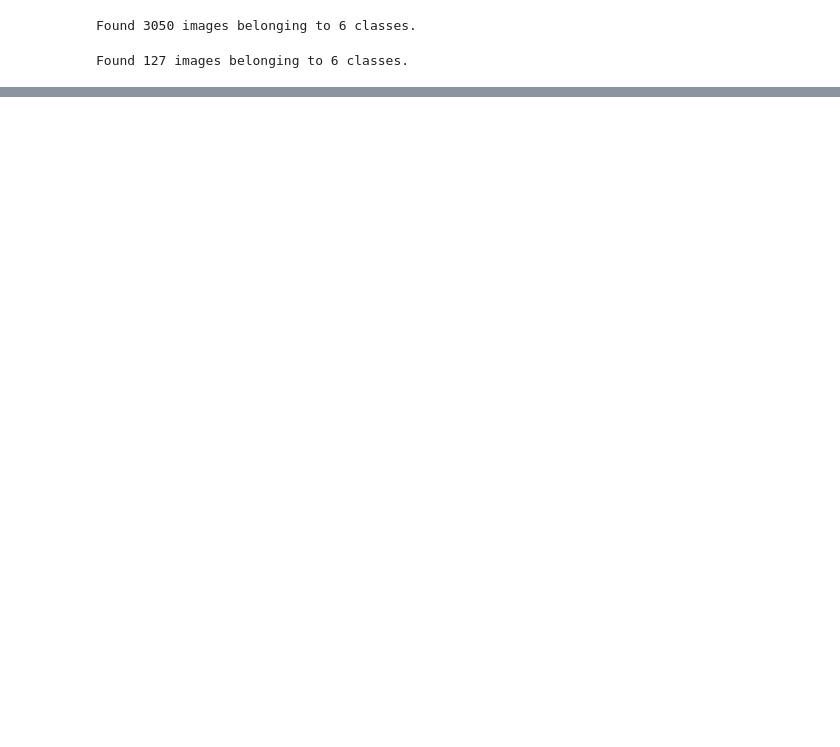
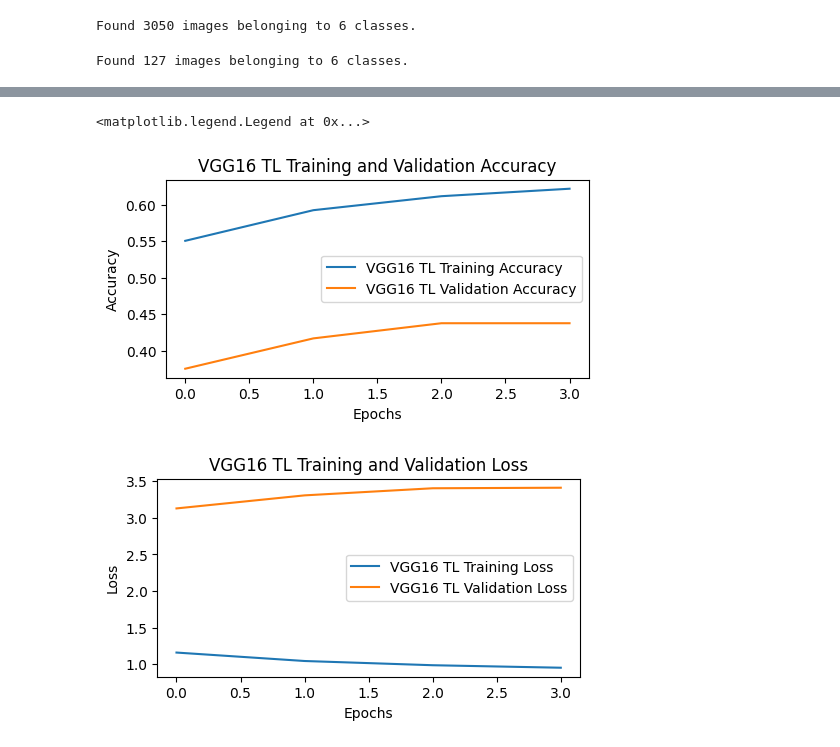
Before and after one commit to Guhan2348519/lab-task, a Jupyter notebook: Research.ipynb, the cells around one changed output, grey strips where cells are left out. Saved outputs shown, nothing was run; the diff lists cells and outputs as text; code cells hidden in the pictures; blank space fills up the shorter version.

```diff
--- a/Research.ipynb
+++ b/Research.ipynb
@@ -131,23 +263 @@ Detected at node sparse_categorical_crossentropy/SparseSoftmaxCrossEntropyWithLo
-# %%
-# Transfer Learning with VGG16
-base_model_vgg16 = tf.keras.applications.VGG16(input_shape=(256, 256, 3), include_top=False, weights="imagenet")
-base_model_vgg16.trainable = False
-model_tl_vgg16 = tf.keras.Sequential([
-    base_model_vgg16,
-    tf.keras.layers.GlobalAveragePooling2D(),
-    tf.keras.layers.Dropout(0.2),
-    tf.keras.layers.Dense(20, activation="softmax")
-])
-model_tl_vgg16.summary()
-base_learning_rate_vgg16 = 0.0001
-model_tl_vgg16.compile(optimizer=tf.keras.optimizers.Adam(lr=base_learning_rate_vgg16),
-                  loss=tf.keras.losses.SparseCategoricalCrossentropy(from_logits=True),
-                  metrics=['accuracy'])
-history_tl_vgg16 = model_tl_vgg16.fit(
-    train_generator,
-    steps_per_epoch=train_generator.samples // train_generator.batch_size,
-    epochs=10,
-    validation_data=test_generator,
-    validation_steps=test_generator.samples // test_generator.batch_size
-)
 # %%
@@ -293,0 +513,23 @@ print(classification_report(test_generator.classes, predictions_tl_googlenet))
+# %%
+# VGG16 Transfer Learning Training and Validation Accuracy
+plt.figure(figsize=(12, 18))
+plt.subplot(6, 2, 7)
+plt.plot(history_tl_vgg16.history['accuracy'], label='VGG16 TL Training Accuracy')
+plt.plot(history_tl_vgg16.history['val_accuracy'], label='VGG16 TL Validation Accuracy')
+plt.xlabel('Epochs')
+plt.ylabel('Accuracy')
+plt.title('VGG16 TL Training and Validation Accuracy')
+plt.legend()
+# VGG16 Transfer Learning Training and Validation Loss
+plt.figure(figsize=(12, 18))
+plt.subplot(6, 2, 8)
+plt.plot(history_tl_vgg16.history['loss'], label='VGG16 TL Training Loss')
+plt.plot(history_tl_vgg16.history['val_loss'], label='VGG16 TL Validation Loss')
+plt.xlabel('Epochs')
+plt.ylabel('Loss')
+plt.title('VGG16 TL Training and Validation Loss')
+plt.legend()
+# %% [output]
+<matplotlib.legend.Legend at 0x...>
+[figure, added]
+[figure, added]
```
Also changed, not shown: parts of 12 cells of this notebook.
